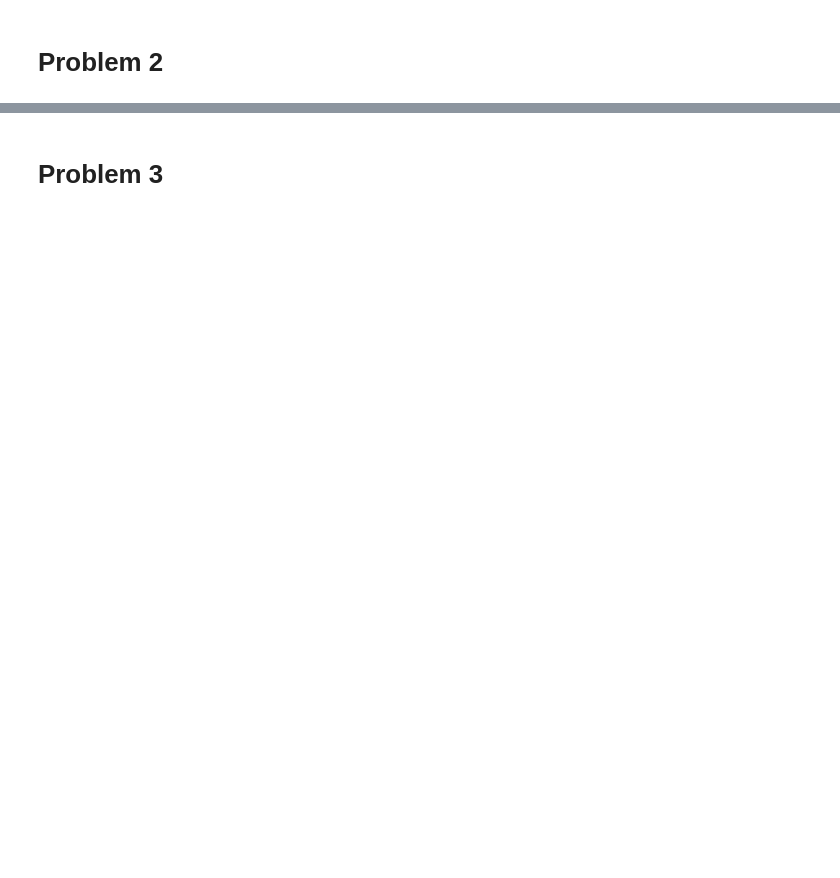
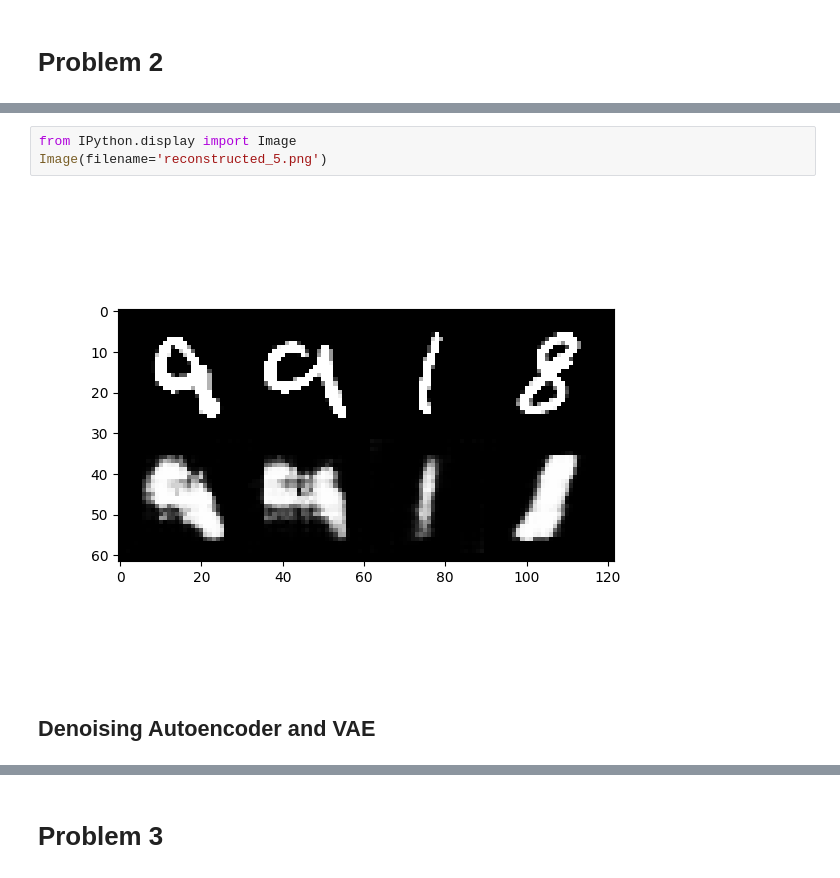
Before and after one commit to vsocrates/deeplearning_cpsc663, a Jupyter notebook: Assignment_4/socratesv_assignment4.ipynb, the cells around one changed output, grey strips where cells are left out. Cells and saved outputs as stored; diff of their text form; blank space fills up the shorter version.

```diff
--- a/Assignment_4/socratesv_assignment4.ipynb
+++ b/Assignment_4/socratesv_assignment4.ipynb
@@ -4,0 +116,7 @@
+# %%
+from IPython.display import Image
+Image(filename='reconstructed_5.png')
+# %% [output]
+[figure, added]
+# %% [markdown]
+## Denoising Autoencoder and VAE
```
Also changed, not shown: parts of 47 cells of this notebook, 18 other files.
